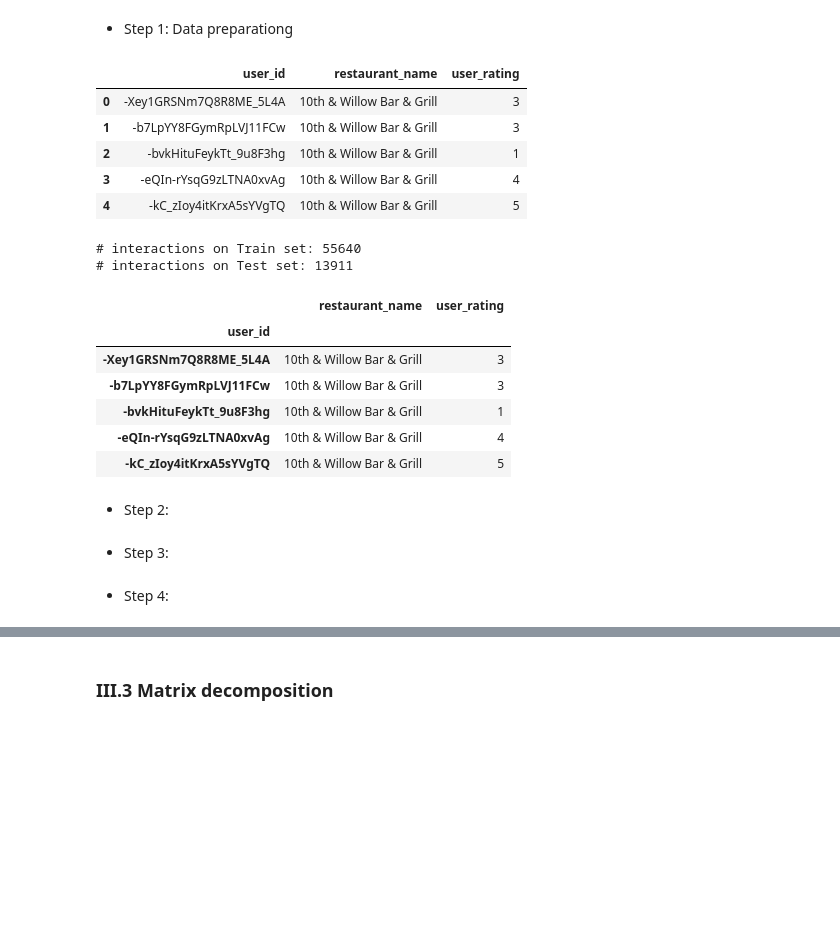
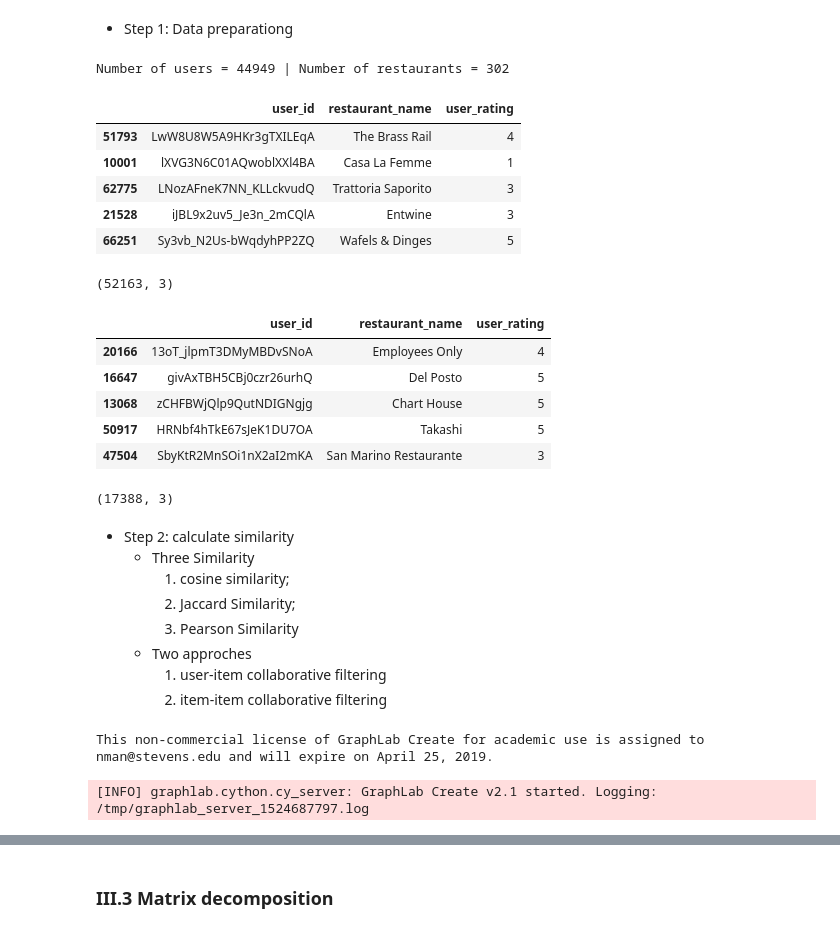
Before and after one commit to zacwentzell/BIA660D_Group_1_Project, a Jupyter notebook: Recommendation System/test_recommendation_system.ipynb, the cells around one changed output, grey strips where cells are left out. Cells and saved outputs as stored; diff of their text form; code cells hidden in the pictures; blank space fills up the shorter version.

```diff
--- a/Recommendation System/test_recommendation_system.ipynb
+++ b/Recommendation System/test_recommendation_system.ipynb
@@ -408,21 +403,21 @@ import matplotlib.pyplot as plt
 # %% [markdown]
 - Step 1: Data preparationg
 # %%
-train_set = pd.read_csv('rating_only_dataset.csv')
+df = pd.read_csv('rating_only_dataset.csv')
+# %%
+n_users = df.user_id.unique().shape[0]
+n_items = df.restaurant_name.unique().shape[0]
+print ('Number of users = ' + str(n_users) + ' | Number of restaurants = ' + str(n_items))
+# %% [output]
+Number of users = 44949 | Number of restaurants = 302
+# %%
+train_data, test_data = train_test_split(df, test_size=0.25)
 # %%
-train_set.head()
+train_data.head()
 # %% [output]
 |  | user_id | restaurant_name | user_rating |
-| 0 | -Xey1GRSNm7Q8R8ME_5L4A | 10th & Willow Bar & Grill | 3 |
-| 1 | -b7LpYY8FGymRpLVJ11FCw | 10th & Willow Bar & Grill | 3 |
-| 2 | -bvkHituFeykTt_9u8F3hg | 10th & Willow Bar & Grill | 1 |
-| 3 | -eQIn-rYsqG9zLTNA0xvAg | 10th & Willow Bar & Grill | 4 |
-| 4 | -kC_zIoy4itKrxA5sYVgTQ | 10th & Willow Bar & Grill | 5 |
+| 51793 | LwW8U8W5A9HKr3gTXILEqA | The Brass Rail | 4 |
+| 10001 | lXVG3N6C01AQwoblXXl4BA | Casa La Femme | 1 |
+| 62775 | LNozAFneK7NN_KLLckvudQ | Trattoria Saporito | 3 |
+| 21528 | iJBL9x2uv5_Je3n_2mCQlA | Entwine | 3 |
+| 66251 | Sy3vb_N2Us-bWqdyhPP2ZQ | Wafels & Dinges | 5 |
-# %%
-interactions_train_df, interactions_test_df = train_test_split(train_set,test_size=0.20)
-
-print('# interactions on Train set: %d' % len(interactions_train_df))
-print('# interactions on Test set: %d' % len(interactions_test_df))
-# %% [output]
-# interactions on Train set: 55640
-# interactions on Test set: 13911
@@ -433,16 +424,32 @@ interactions_test_indexed_df = interactions_test_df.set_index('user_id')
+# %%
+train_data.shape
+# %% [output]
+(52163, 3)
 # %%
-interactions_full_indexed_df.head()
+test_data.head()
 # %% [output]
-|  | restaurant_name | user_rating |
-| user_id |  |  |
-| -Xey1GRSNm7Q8R8ME_5L4A | 10th & Willow Bar & Grill | 3 |
-| -b7LpYY8FGymRpLVJ11FCw | 10th & Willow Bar & Grill | 3 |
-| -bvkHituFeykTt_9u8F3hg | 10th & Willow Bar & Grill | 1 |
-| -eQIn-rYsqG9zLTNA0xvAg | 10th & Willow Bar & Grill | 4 |
-| -kC_zIoy4itKrxA5sYVgTQ | 10th & Willow Bar & Grill | 5 |
+|  | user_id | restaurant_name | user_rating |
+| 20166 | 13oT_jlpmT3DMyMBDvSNoA | Employees Only | 4 |
+| 16647 | givAxTBH5CBj0czr26urhQ | Del Posto | 5 |
+| 13068 | zCHFBWjQlp9QutNDIGNgjg | Chart House | 5 |
+| 50917 | HRNbf4hTkE67sJeK1DU7OA | Takashi | 5 |
+| 47504 | SbyKtR2MnSOi1nX2aI2mKA | San Marino Restaurante | 3 |
-# %% [markdown]
-- Step 2:
-# %% [markdown]
-- Step 3:
-# %% [markdown]
-- Step 4:
+# %%
+test_data.shape
+# %% [output]
+(17388, 3)
+# %% [markdown]
+- Step 2: calculate similarity
+    - Three Similarity
+        1. cosine similarity;
+        2. Jaccard Similarity;
+        3. Pearson Similarity
+    - Two approches
+        1. user-item collaborative filtering
+        2. item-item collaborative filtering
+# %%
+train_data_gl = graphlab.SFrame(train_data)
+test_data_gl = graphlab.SFrame(test_data)
+# %% [output]
+This non-commercial license of GraphLab Create for academic use is assigned to nman@stevens.edu and will expire on April 25, 2019.
+[INFO] graphlab.cython.cy_server: GraphLab Create v2.1 started. Logging: /tmp/graphlab_server_1524687797.log
```
Also changed, not shown: parts of 29 cells of this notebook.
